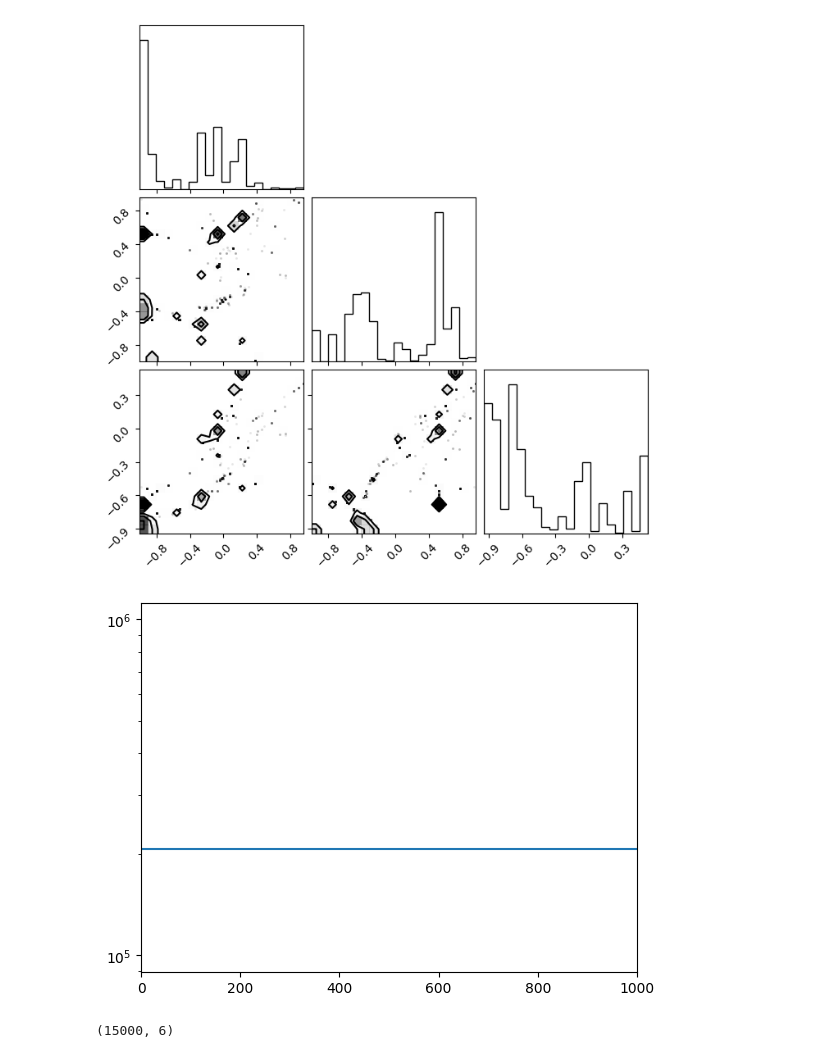
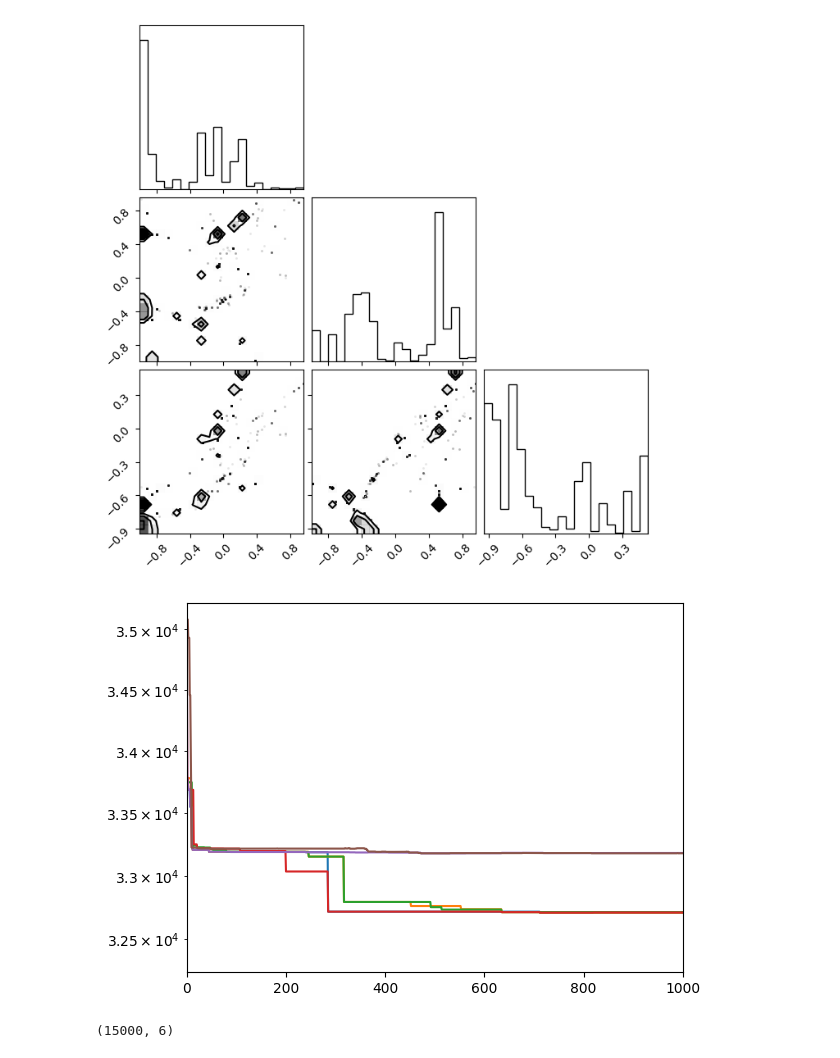
Before and after one commit to aleruzza/UnetEmu, a Jupyter notebook: fforge/mcmc_fit/test1/check_results.ipynb, the cells around one changed output. Saved outputs shown, nothing was run; the diff lists cells and outputs as text; code cells hidden in the pictures.

```diff
--- a/fforge/mcmc_fit/test1/check_results.ipynb
+++ b/fforge/mcmc_fit/test1/check_results.ipynb
@@ -1,7 +1,7 @@
 # %%
 import h5py
 # %%
-file = h5py.File('backend_test1-Copy1.h5', 'r')
+file = h5py.File('backend_test1-Copy2.h5', 'r')
 # %%
 file.close()
 # %%
@@ -10,6 +10,6 @@ chain = file['mcmc']['chain']
 import matplotlib.pyplot as plt
 # %%
 for i in range(6):
-    cc = chain[:, i, 0]
+    cc = chain[:, i, 1]
     plt.plot(cc[cc!=0], color='black', alpha=0.5)
 # %% [output]
@@ -21,11 +21,12 @@ corner(chain[:1200].reshape(-1,3))
 [figure]
 [figure]
 # %%
-plt.plot(-1*file['mcmc']['log_prob'][:, 0])
+for i in range(6):
+    plt.plot(-1*file['mcmc']['log_prob'][:, i])
 plt.xlim(0,1000)
 plt.yscale('log')
 # %% [output]
-[figure, old version]
+[figure, new version]
 # %%
 file['mcmc']['log_prob'].shape
 # %% [output]
```
Also changed, not shown: parts of 1 cell of this notebook, 29 other files.
